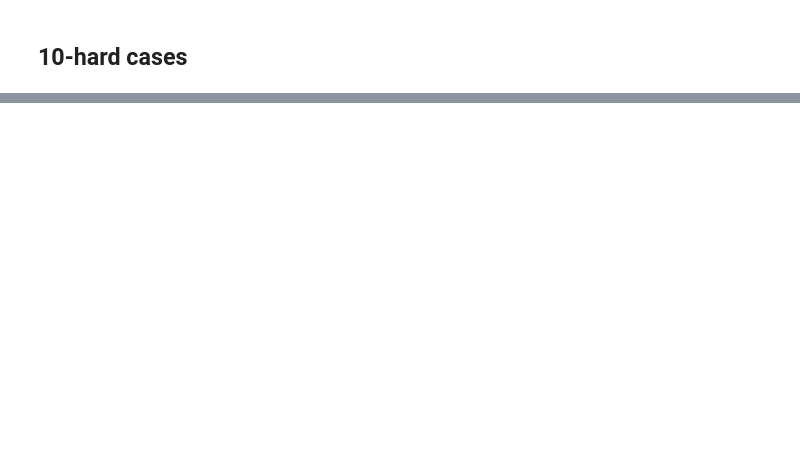
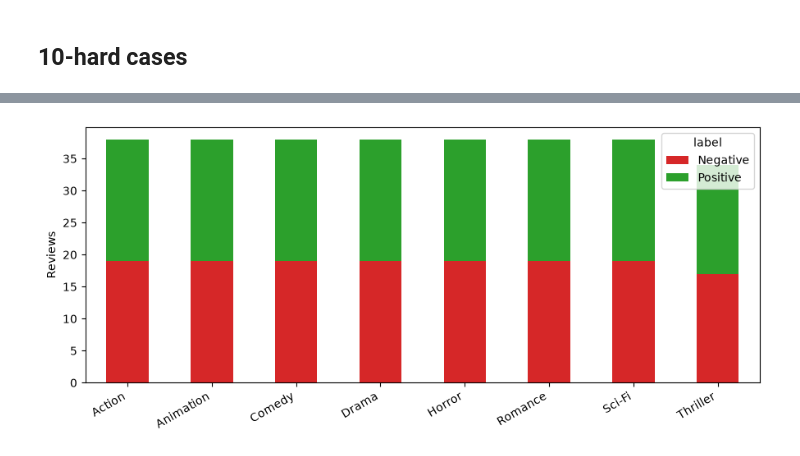
Before and after one commit to yacine-saidane/Sentiment-Analysis, a Jupyter notebook: notebooks/01_eda.ipynb, the cells around one changed output, grey strips where cells are left out. Drawn from its saved outputs; the diff is of its cells as text; code cells hidden in the pictures; blank space fills up the shorter version.

```diff
--- a/notebooks/01_eda.ipynb
+++ b/notebooks/01_eda.ipynb
@@ -105,0 +188,11 @@ for _, r in own[own["hard_case"] == 1].head(10).iterrows():
+# %%
+ct = own.groupby(["genre", "label"]).size().unstack(fill_value=0).rename(columns={0: "Negative", 1: "Positive"})
+ax = ct.plot(kind="bar", stacked=True, figsize=(9, 4), color=["tab:red", "tab:green"])
+ax.set_xlabel("")
+ax.set_ylabel("Reviews")
+plt.xticks(rotation=30, ha="right")
+plt.tight_layout()
+plt.savefig("figures/04_own_genres.png", dpi=150)
+plt.show()
+# %% [output]
+[figure, added]
```
Also changed, not shown: parts of 11 cells of this notebook, 7 other files.
